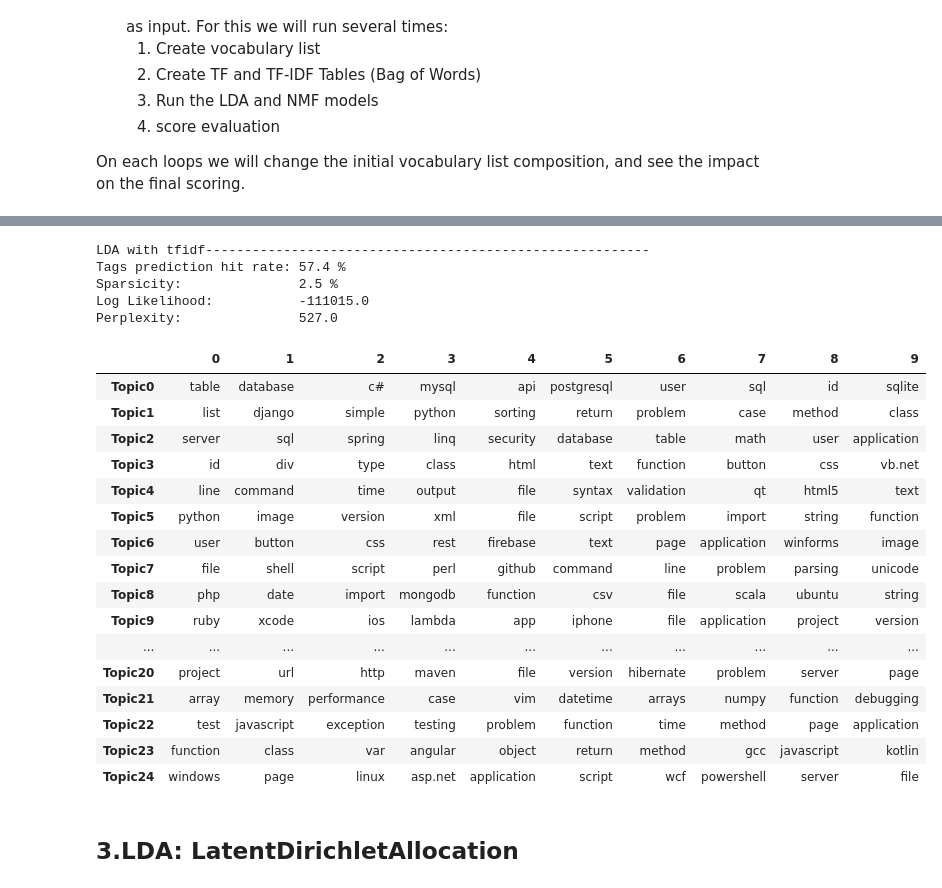
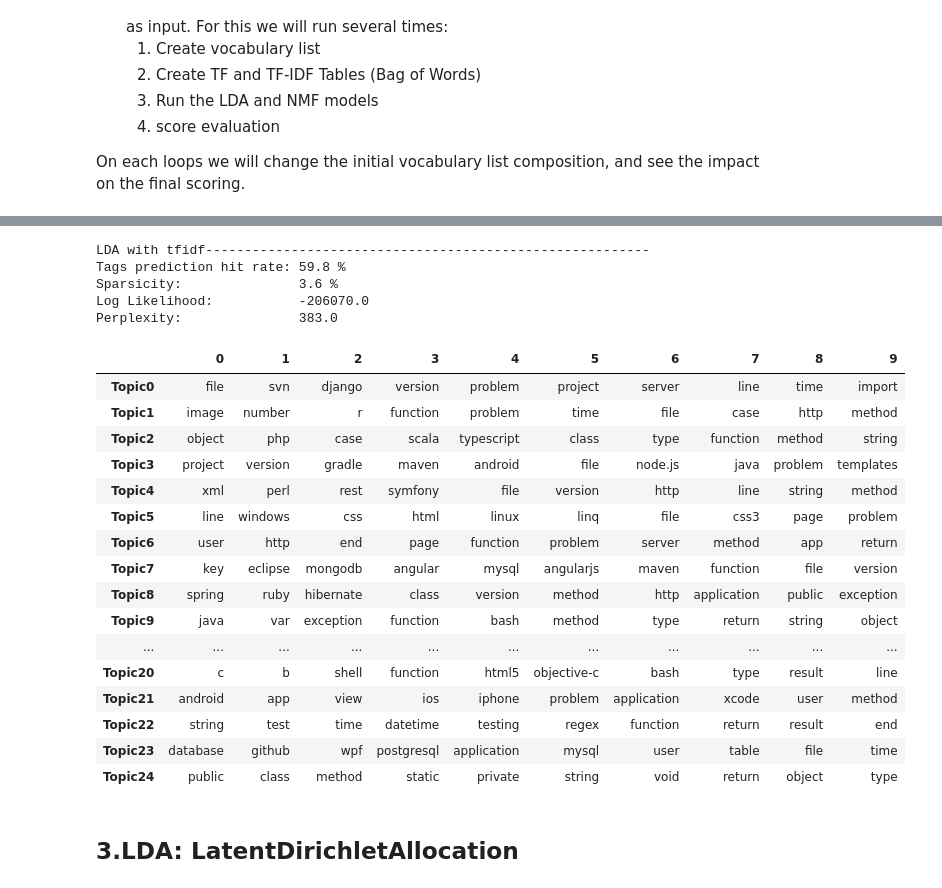
Before and after one commit to Umercia/NLP_Stackoverflow, a Jupyter notebook: Stackoverflow analysis.ipynb, the cells around one changed output, grey strips where cells are left out. Saved outputs shown, nothing was run; the diff lists cells and outputs as text; code cells hidden in the pictures.

Commit message:
multilable stratification

```diff
--- a/Stackoverflow analysis.ipynb
+++ b/Stackoverflow analysis.ipynb
@@ -387,3 +436,41 @@ def topic_score(model, vectorized_input, feature_names, top_t, document_tags, li
+# %%
+import random
+
+def strat_binary_multilabels(Y, min_occurences=200):
+    """stratification sampling on one-hot encoded features
+    Inputs:
+        - Y: One hot encoded DataFrame
+        - min_occurence: minimum occurence of each features
+    Ouputs:
+        - a list of index that can be used to sample
+        """
+    # df initialisation
+    Y_strat = Y.iloc[0:100,:]
+    Y_temp = Y.iloc[100:,:]
+
+    # iteration through each features
+    for var_name in reversed(Y_temp.columns):  # reversed to start from less present tags
+        # print(var_name)
+        mask = Y_temp.loc[:,var_name] == 1
+        idx = Y_temp.loc[mask, :].index
+
+        n_in = Y_strat.loc[:,var_name].sum()
+        idx_sel = random.sample(list(idx), max(0,(min_occurences-n_in)))
+
+        Y_strat = pd.concat([Y_strat, Y_temp.loc[idx_sel,:]])
+        Y_temp = Y_temp.drop(idx_sel)
+    return Y_strat.index
+# %%
+idx = strat_binary_multilabels(Y,200)
+# %%
+corpora_save = corpora
+corpora = corpora.loc[idx]
+# %%
+# lists of tags update  ## to remove in the first place
+document_tags =  [] # "list of list" of tags for each document
+for line in tags[idx]:
+    tag = line.split()
+    document_tags.append(tag)
 # %%
 # Manual grid seach on the composition of vocabulary
 
@@ -507,57 +590,57 @@ from sklearn.decomposition import LatentDirichletAllocation
 # %%
 # LDA TF-idf with previous choices
 no_topics = 25
-voca = vocabulary(all_words, all_tags, 50, 150)
+voca = vocabulary(all_words, all_tags, 50, 100)
 
 # tf-idf
 from sklearn.feature_extraction.text import TfidfVectorizer
 tfidf_vectorizer = TfidfVectorizer(vocabulary=voca,
                                    token_pattern=r"[a-zA-Z.0-9+#-_/]*[^.\s]",  #  to keep c#, c++, .net, ...
                                    stop_words=None)
 tfidf = tfidf_vectorizer.fit_transform(corpora)
 
 # extraction of feature names
 feature_names = tfidf_vectorizer.get_feature_names()
 
 # Run LDA on tfidf
 lda_tfidf = LatentDirichletAllocation(n_components=no_topics,
                                 random_state=0).fit(tfidf)
 
 # print some metrics
 data_dense = tfidf.todense()   # to compute sparsity (Percentage of Non-Zero cells)
 print("LDA with tfidf---------------------------------------------------------")
 score = topic_score(lda_tfidf, tfidf, feature_names, top_t, document_tags)
 print("Tags prediction hit rate:", round(score*100,1), "%")
 sparsicity = ((data_dense > 0).sum()/data_dense.size)*100
 print("Sparsicity:              ", round(sparsicity,1), "%")
 print("Log Likelihood:          ", round(lda_tfidf.score(tfidf),0))
 print("Perplexity:              ", round(lda_tfidf.perplexity(tfidf),0))
 
 # top 10 words in each topics
 display_topics2(lda_tfidf, feature_names, no_top_words=10)
 # %% [output]
 LDA with tfidf---------------------------------------------------------
-Tags prediction hit rate: 57.4 %
-Sparsicity:               2.5 %
-Log Likelihood:           -111015.0
-Perplexity:               527.0
+Tags prediction hit rate: 59.8 %
+Sparsicity:               3.6 %
+Log Likelihood:           -206070.0
+Perplexity:               383.0
 |  | 0 | 1 | 2 | 3 | 4 | 5 | 6 | 7 | 8 | 9 |
-| Topic0 | table | database | c# | mysql | api | postgresql | user | sql | id | sqlite |
-| Topic1 | list | django | simple | python | sorting | return | problem | case | method | class |
-| Topic2 | server | sql | spring | linq | security | database | table | math | user | application |
-| Topic3 | id | div | type | class | html | text | function | button | css | vb.net |
-| Topic4 | line | command | time | output | file | syntax | validation | qt | html5 | text |
-| Topic5 | python | image | version | xml | file | script | problem | import | string | function |
-| Topic6 | user | button | css | rest | firebase | text | page | application | winforms | image |
-| Topic7 | file | shell | script | perl | github | command | line | problem | parsing | unicode |
-| Topic8 | php | date | import | mongodb | function | csv | file | scala | ubuntu | string |
-| Topic9 | ruby | xcode | ios | lambda | app | iphone | file | application | project | version |
+| Topic0 | file | svn | django | version | problem | project | server | line | time | import |
+| Topic1 | image | number | r | function | problem | time | file | case | http | method |
+| Topic2 | object | php | case | scala | typescript | class | type | function | method | string |
+| Topic3 | project | version | gradle | maven | android | file | node.js | java | problem | templates |
+| Topic4 | xml | perl | rest | symfony | file | version | http | line | string | method |
+| Topic5 | line | windows | css | html | linux | linq | file | css3 | page | problem |
+| Topic6 | user | http | end | page | function | problem | server | method | app | return |
+| Topic7 | key | eclipse | mongodb | angular | mysql | angularjs | maven | function | file | version |
+| Topic8 | spring | ruby | hibernate | class | version | method | http | application | public | exception |
+| Topic9 | java | var | exception | function | bash | method | type | return | string | object |
 | ... | ... | ... | ... | ... | ... | ... | ... | ... | ... | ... |
-| Topic20 | project | url | http | maven | file | version | hibernate | problem | server | page |
-| Topic21 | array | memory | performance | case | vim | datetime | arrays | numpy | function | debugging |
-| Topic22 | test | javascript | exception | testing | problem | function | time | method | page | application |
-| Topic23 | function | class | var | angular | object | return | method | gcc | javascript | kotlin |
-| Topic24 | windows | page | linux | asp.net | application | script | wcf | powershell | server | file |
+| Topic20 | c | b | shell | function | html5 | objective-c | bash | type | result | line |
+| Topic21 | android | app | view | ios | iphone | problem | application | xcode | user | method |
+| Topic22 | string | test | time | datetime | testing | regex | function | return | result | end |
+| Topic23 | database | github | wpf | postgresql | application | mysql | user | table | file | time |
+| Topic24 | public | class | method | static | private | string | void | return | object | type |
 # %% [markdown]
 ## 3.LDA: LatentDirichletAllocation
 # %%
```
Also changed, not shown: parts of 72 cells of this notebook.
